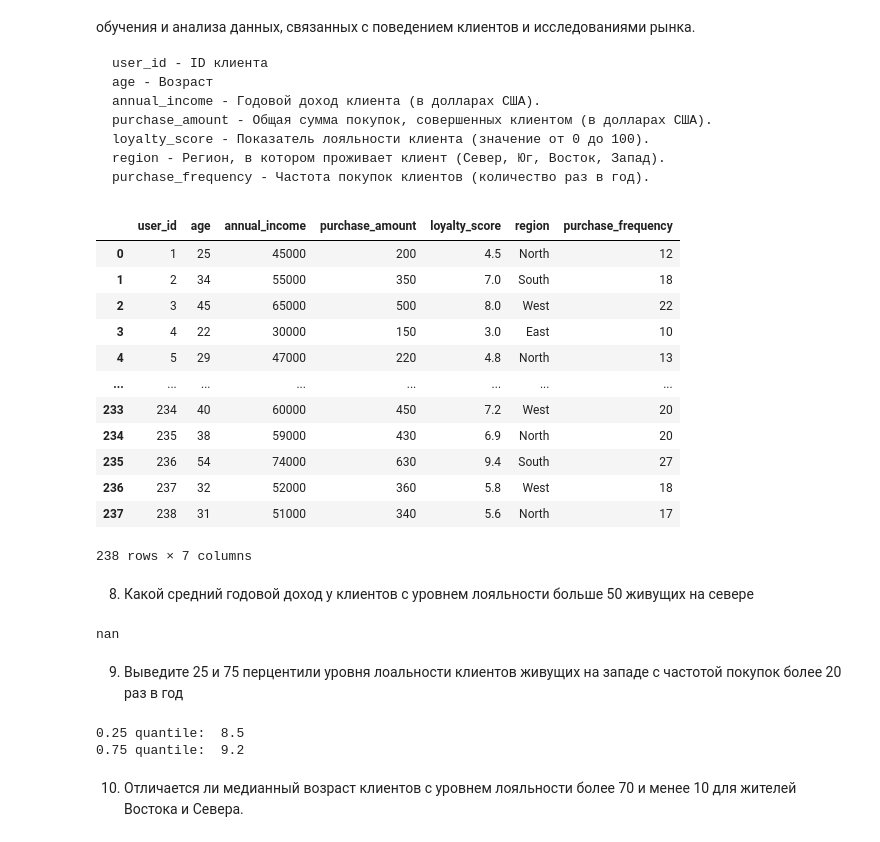
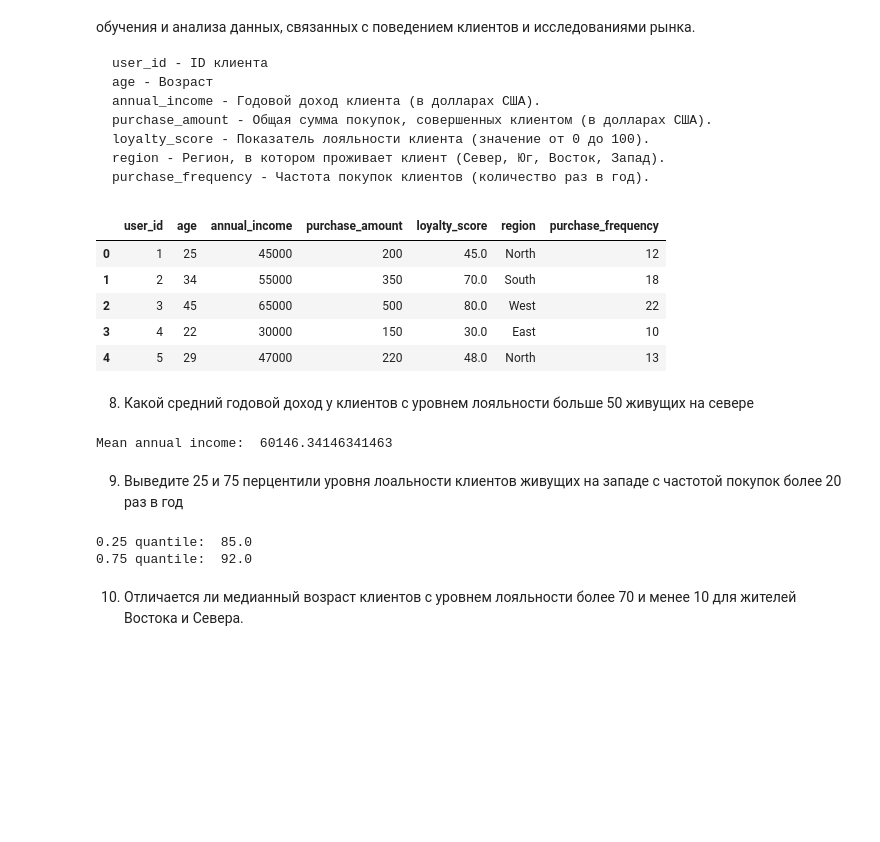
Before and after one commit to vivichv9/MAI_ML, a Jupyter notebook: lab1/Lab1_2.ipynb, the cells around one changed output. Saved outputs shown, nothing was run; the diff lists cells and outputs as text; code cells hidden in the pictures; blank space fills up the shorter version.

```diff
--- a/lab1/Lab1_2.ipynb
+++ b/lab1/Lab1_2.ipynb
@@ -276,28 +280,22 @@ purchase_frequency - Частота покупок клиентов (колич
 # %%
 DF_PATH = '/content/CustomerPurchasingBehaviors.csv'
 df = pd.read_csv(DF_PATH)
-df
+df['loyalty_score'] = df['loyalty_score'].apply(lambda x: x * 10)
+df.head()
 # %% [output]
 |  | user_id | age | annual_income | purchase_amount | loyalty_score | region | purchase_frequency |
-| 0 | 1 | 25 | 45000 | 200 | 4.5 | North | 12 |
-| 1 | 2 | 34 | 55000 | 350 | 7.0 | South | 18 |
-| 2 | 3 | 45 | 65000 | 500 | 8.0 | West | 22 |
-| 3 | 4 | 22 | 30000 | 150 | 3.0 | East | 10 |
-| 4 | 5 | 29 | 47000 | 220 | 4.8 | North | 13 |
-| ... | ... | ... | ... | ... | ... | ... | ... |
-| 233 | 234 | 40 | 60000 | 450 | 7.2 | West | 20 |
-| 234 | 235 | 38 | 59000 | 430 | 6.9 | North | 20 |
-| 235 | 236 | 54 | 74000 | 630 | 9.4 | South | 27 |
-| 236 | 237 | 32 | 52000 | 360 | 5.8 | West | 18 |
-| 237 | 238 | 31 | 51000 | 340 | 5.6 | North | 17 |
+| 0 | 1 | 25 | 45000 | 200 | 45.0 | North | 12 |
+| 1 | 2 | 34 | 55000 | 350 | 70.0 | South | 18 |
+| 2 | 3 | 45 | 65000 | 500 | 80.0 | West | 22 |
+| 3 | 4 | 22 | 30000 | 150 | 30.0 | East | 10 |
+| 4 | 5 | 29 | 47000 | 220 | 48.0 | North | 13 |
-238 rows × 7 columns
 # %% [markdown]
 8. Какой средний годовой доход у клиентов с уровнем лояльности больше 50 живущих на севере
 # %%
 # nan == 0
-df[(df['loyalty_score'] > 50) & (df['region'] == 'North')]['annual_income'].mean()
+print("Mean annual income: ", df[(df['loyalty_score'] > 50) & (df['region'] == 'North')]['annual_income'].mean())
 # %% [output]
-nan
+Mean annual income:  60146.34146341463
 # %% [markdown]
 9. Выведите 25 и 75 перцентили уровня лоальности клиентов живущих на западе с частотой покупок более 20 раз в год
 # %%
@@ -305,8 +303,8 @@ df_slice = df[(df['region'] == 'West') & (df['purchase_frequency'] > 20)]['loyal
 print("0.25 quantile: ", df_slice.quantile(q=0.25))
 print("0.75 quantile: ", df_slice.quantile(q=0.75))
 # %% [output]
-0.25 quantile:  8.5
-0.75 quantile:  9.2
+0.25 quantile:  85.0
+0.75 quantile:  92.0
 # %% [markdown]
 10. Отличается ли медианный возраст клиентов с уровнем лояльности более 70 и менее 10 для жителей Востока и Севера.
 # %%
```
Also changed, not shown: parts of 5 cells of this notebook.
